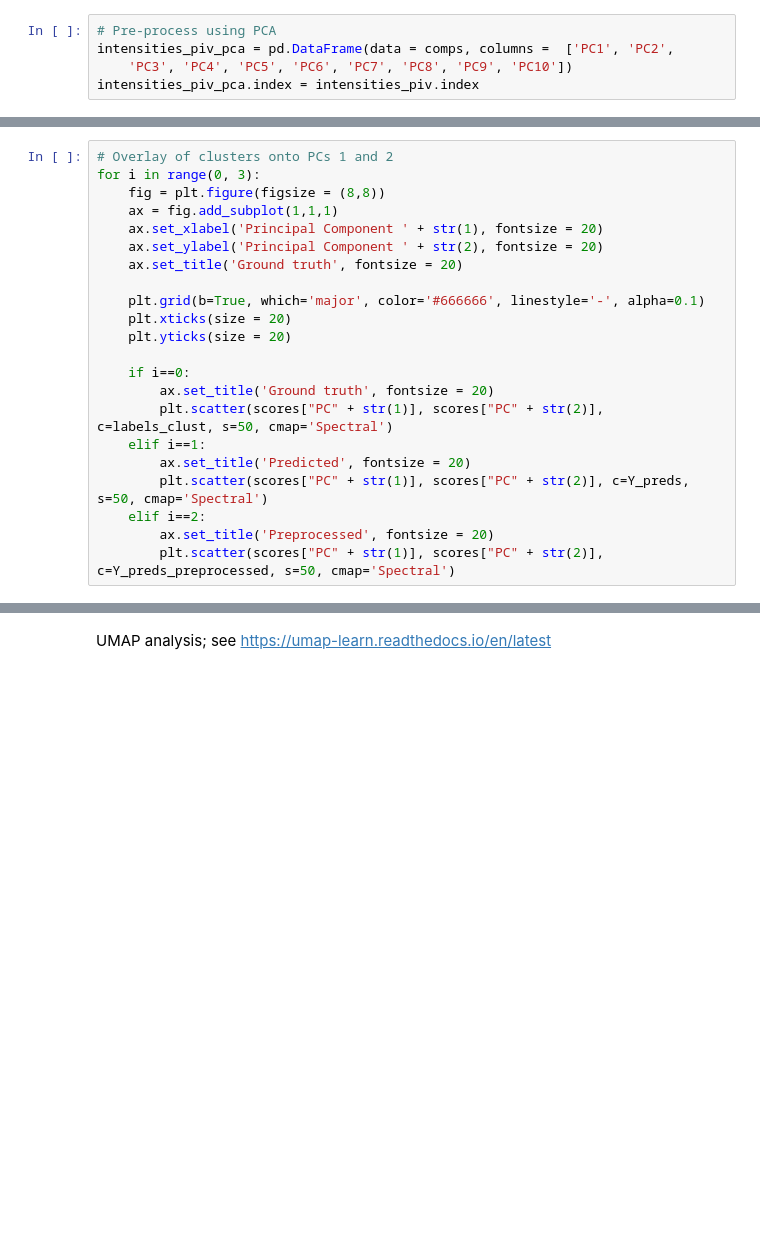
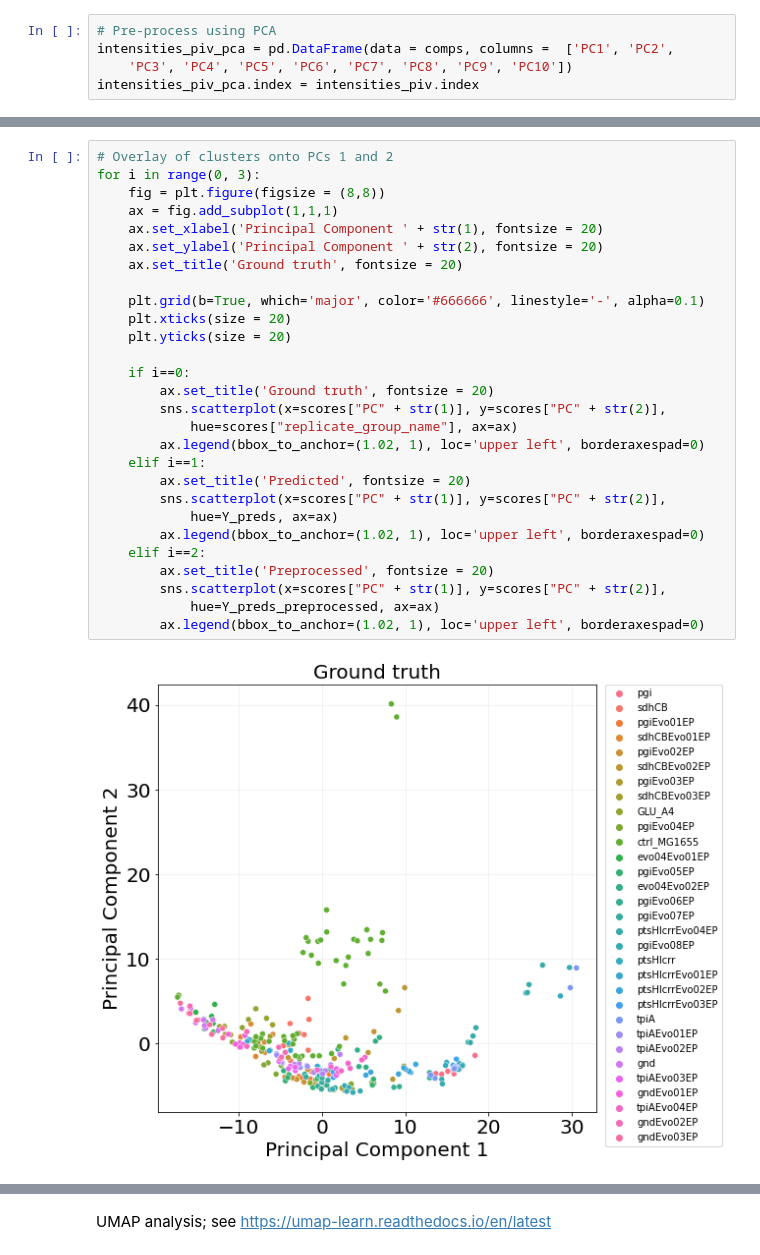
Before and after one commit to AutoFlowResearch/BFAIR, a Jupyter notebook: docs/examples/FIA_MS_MetEngNP_demo_notebook.ipynb, the cells around one changed output, grey strips where cells are left out. Drawn from its saved outputs; the diff is of its cells as text; blank space fills up the shorter version.

```diff
--- a/docs/examples/FIA_MS_MetEngNP_demo_notebook.ipynb
+++ b/docs/examples/FIA_MS_MetEngNP_demo_notebook.ipynb
@@ -1222,22 +1306,30 @@ print("adjusted mutual information: %s, pre-processed %s", ami, ami_preprocessed
 # %%
 # Overlay of clusters onto PCs 1 and 2
 for i in range(0, 3):
     fig = plt.figure(figsize = (8,8))
     ax = fig.add_subplot(1,1,1)
     ax.set_xlabel('Principal Component ' + str(1), fontsize = 20)
     ax.set_ylabel('Principal Component ' + str(2), fontsize = 20)
     ax.set_title('Ground truth', fontsize = 20)
 
     plt.grid(b=True, which='major', color='#666666', linestyle='-', alpha=0.1)
     plt.xticks(size = 20)
     plt.yticks(size = 20)
 
     if i==0:
         ax.set_title('Ground truth', fontsize = 20)
-        plt.scatter(scores["PC" + str(1)], scores["PC" + str(2)], c=labels_clust, s=50, cmap='Spectral')
+        sns.scatterplot(x=scores["PC" + str(1)], y=scores["PC" + str(2)],
+            hue=scores["replicate_group_name"], ax=ax)
+        ax.legend(bbox_to_anchor=(1.02, 1), loc='upper left', borderaxespad=0)
     elif i==1:
         ax.set_title('Predicted', fontsize = 20)
-        plt.scatter(scores["PC" + str(1)], scores["PC" + str(2)], c=Y_preds, s=50, cmap='Spectral')
+        sns.scatterplot(x=scores["PC" + str(1)], y=scores["PC" + str(2)],
+            hue=Y_preds, ax=ax)
+        ax.legend(bbox_to_anchor=(1.02, 1), loc='upper left', borderaxespad=0)
     elif i==2:
         ax.set_title('Preprocessed', fontsize = 20)
-        plt.scatter(scores["PC" + str(1)], scores["PC" + str(2)], c=Y_preds_preprocessed, s=50, cmap='Spectral')
+        sns.scatterplot(x=scores["PC" + str(1)], y=scores["PC" + str(2)],
+            hue=Y_preds_preprocessed, ax=ax)
+        ax.legend(bbox_to_anchor=(1.02, 1), loc='upper left', borderaxespad=0)
+# %% [output]
+[figure, added]
```
Also changed, not shown: parts of 34 cells of this notebook.
